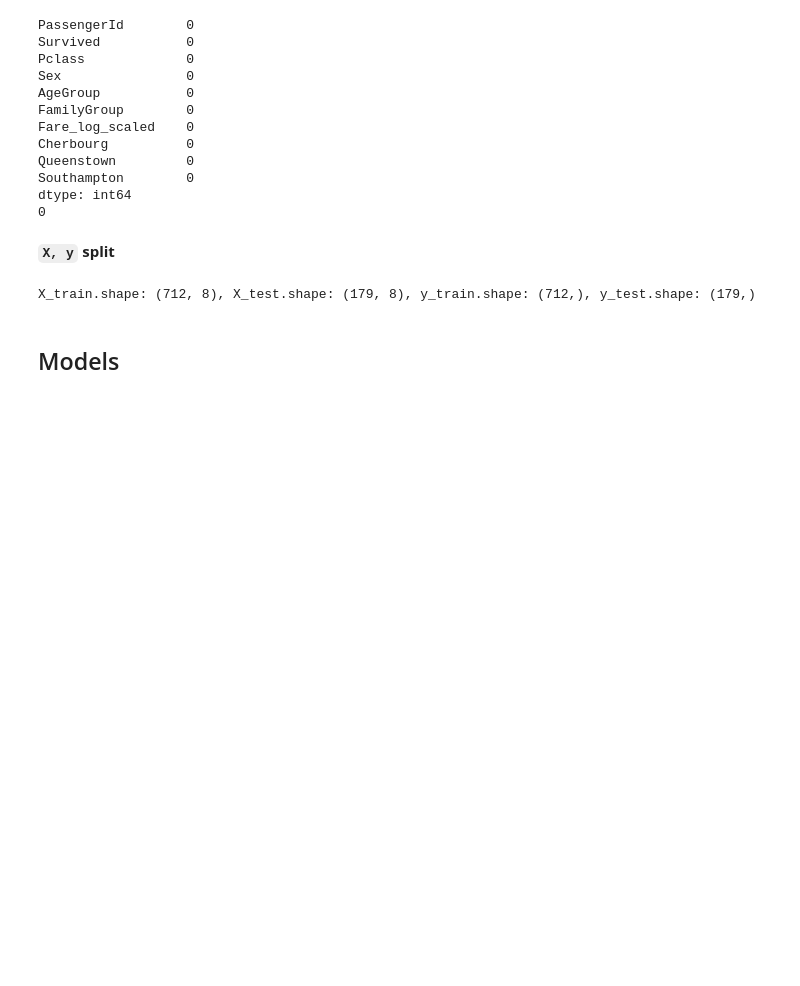
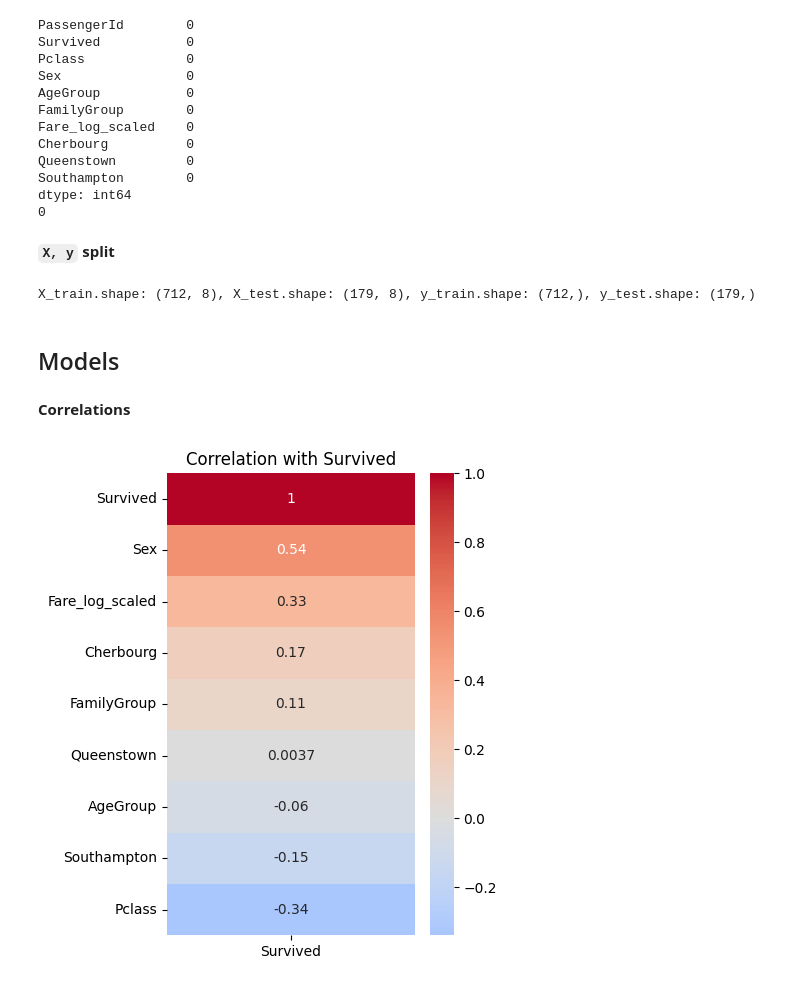
Before and after one commit to helben2002/TitanicCapstoneProject, a Jupyter notebook: ml/notebooks/ayda.ipynb, the cells around one changed output. Cells and saved outputs as stored; diff of their text form; code cells hidden in the pictures; blank space fills up the shorter version.

Commit message:
correlation

```diff
--- a/ml/notebooks/ayda.ipynb
+++ b/ml/notebooks/ayda.ipynb
@@ -567,3 +557,21 @@ print(f"X_train.shape: {X_train.shape}, X_test.shape: {X_test.shape}, y_train.sh
 X_train.shape: (712, 8), X_test.shape: (179, 8), y_train.shape: (712,), y_test.shape: (179,)
 # %% [markdown]
 ## Models
+# %% [markdown]
+**Correlations**
+# %%
+new_df = new_df.copy().drop(columns=["PassengerId"])
+# %%
+import seaborn as sns
+import matplotlib.pyplot as plt
+
+plt.figure(figsize=(4, 6))
+
+corr = new_df.corr(numeric_only=True)[["Survived"]].sort_values(by="Survived", ascending=False)
+
+sns.heatmap(corr, annot=True, cmap="coolwarm", center=0)
+
+plt.title("Correlation with Survived")
+plt.show()
+# %% [output]
+[figure, added]
```
Also changed, not shown: parts of 3 cells of this notebook.
